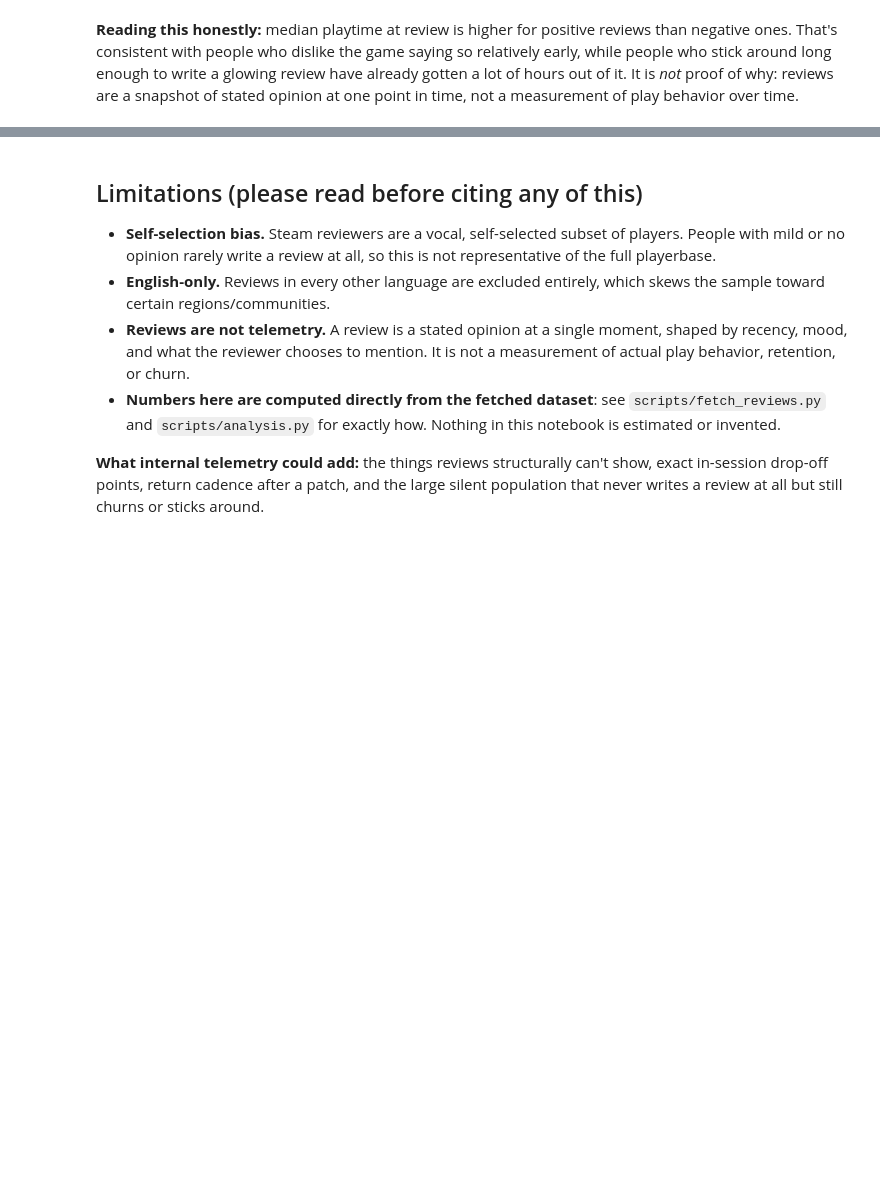
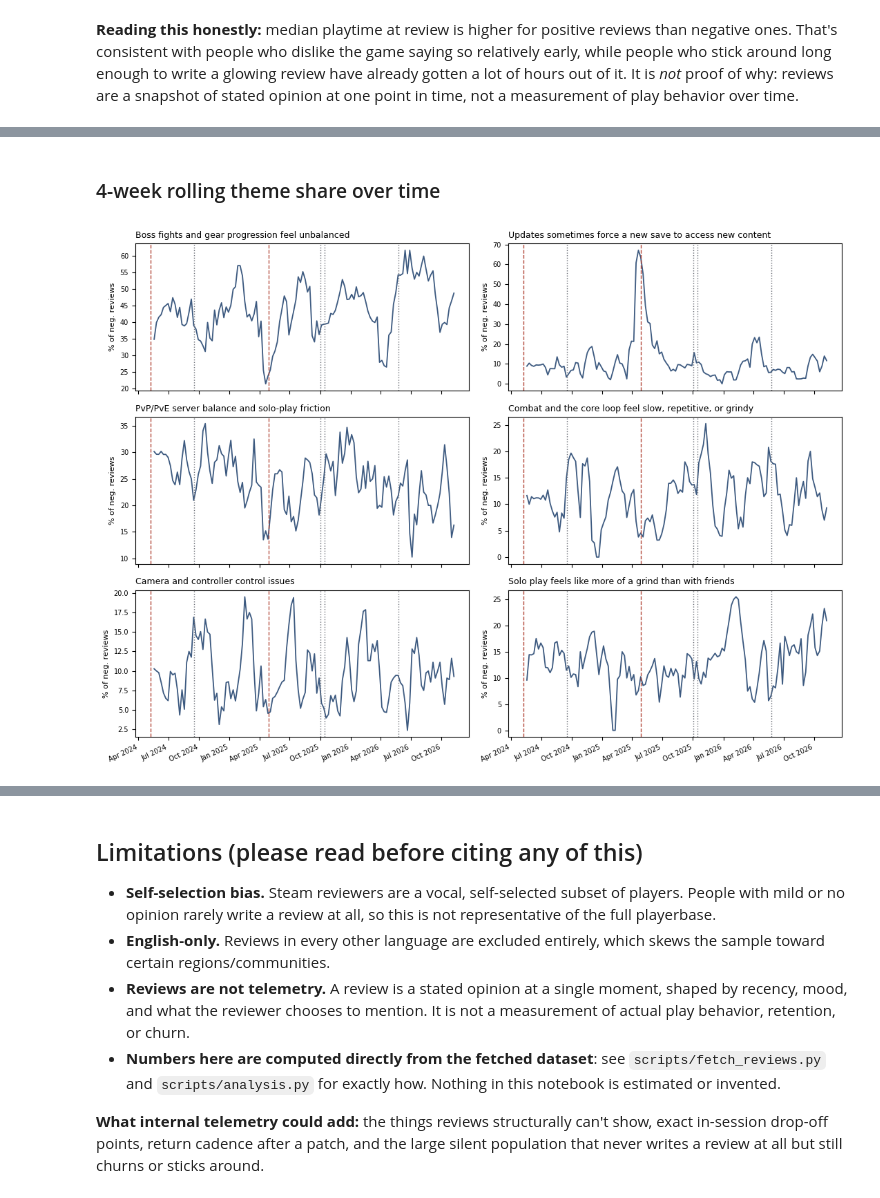
Before and after one commit to rapidvind/v-rising-review-analysis, a Jupyter notebook: notebook/analysis.ipynb, the cells around one changed output, grey strips where cells are left out. Drawn from its saved outputs; the diff is of its cells as text; code cells hidden in the pictures; blank space fills up the shorter version.

```diff
--- a/notebook/analysis.ipynb
+++ b/notebook/analysis.ipynb
@@ -200,0 +221,3 @@ over time.
+# %%
+events = load_patch_events("../data/patch_events.csv")
+events[["date", "name", "type"]]
@@ -200,0 +238,5 @@ over time.
+# %%
+themed, theme_labels, n_total_negative, n_no_theme = assign_themes(df)
+print(f"{n_total_negative:,} total negative reviews")
+print(f"{n_no_theme:,} ({n_no_theme / n_total_negative * 100:.1f}%) get no theme at all")
+themed["n_themes"].value_counts().sort_index()
@@ -200,0 +398,12 @@ over time.
+# %%
+base = theme_shift_by_event(df, themed, theme_labels, events, before_days=28, after_days=28)
+flips = []
+for wdays, wname in [(14, "2wk"), (56, "8wk")]:
+    sens = theme_shift_by_event(df, themed, theme_labels, events, before_days=wdays, after_days=wdays)
+    merged = base.merge(sens, on=["event", "theme"], suffixes=("_base", "_sens"))
+    for _, r in merged[merged["significant_base"] != merged["significant_sens"]].iterrows():
+        flips.append((wname, r["event"], r["theme"], r["significant_base"], r["significant_sens"]))
+
+print(f"{len(flips)} of {len(base) - base['skipped'].sum()} event-theme pairs flip significance under a different window width:")
+for wname, event, theme, sig_base, sig_sens in flips:
+    print(f"  [{wname}] {event} / {theme}: significant at 4wk={sig_base}, at {wname}={sig_sens}")
@@ -200,0 +415,23 @@ over time.
+# %% [markdown]
+### 4-week rolling theme share over time
+# %%
+wts = weekly_theme_share(df, themed, theme_labels)
+
+fig, axes = plt.subplots(3, 2, figsize=(11, 8), sharex=True)
+for ax, label in zip(axes.flat, theme_labels):
+    ax.plot(wts["created_at"], wts[f"share_rolling4_{label}"], color="#3D5A80", linewidth=1.3)
+    for _, ev in events.iterrows():
+        color = "#B3493B" if ev["type"] == "major" else "#6B6E76"
+        style = "--" if ev["type"] == "major" else ":"
+        ax.axvline(ev["date"], color=color, linestyle=style, linewidth=1)
+    ax.set_title(label, fontsize=9, loc="left")
+    ax.set_ylabel("% of neg. reviews", fontsize=8)
+    ax.tick_params(labelsize=7)
+    ax.xaxis.set_major_formatter(mdates.DateFormatter("%b %Y"))
+
+fig.autofmt_xdate(rotation=25)
+fig.tight_layout()
+fig.savefig("../images/theme_trends_by_patch.png", dpi=160, bbox_inches="tight")
+plt.show()
+# %% [output]
+[figure, added]
```
Also changed, not shown: parts of 18 cells of this notebook, 11 other files.
